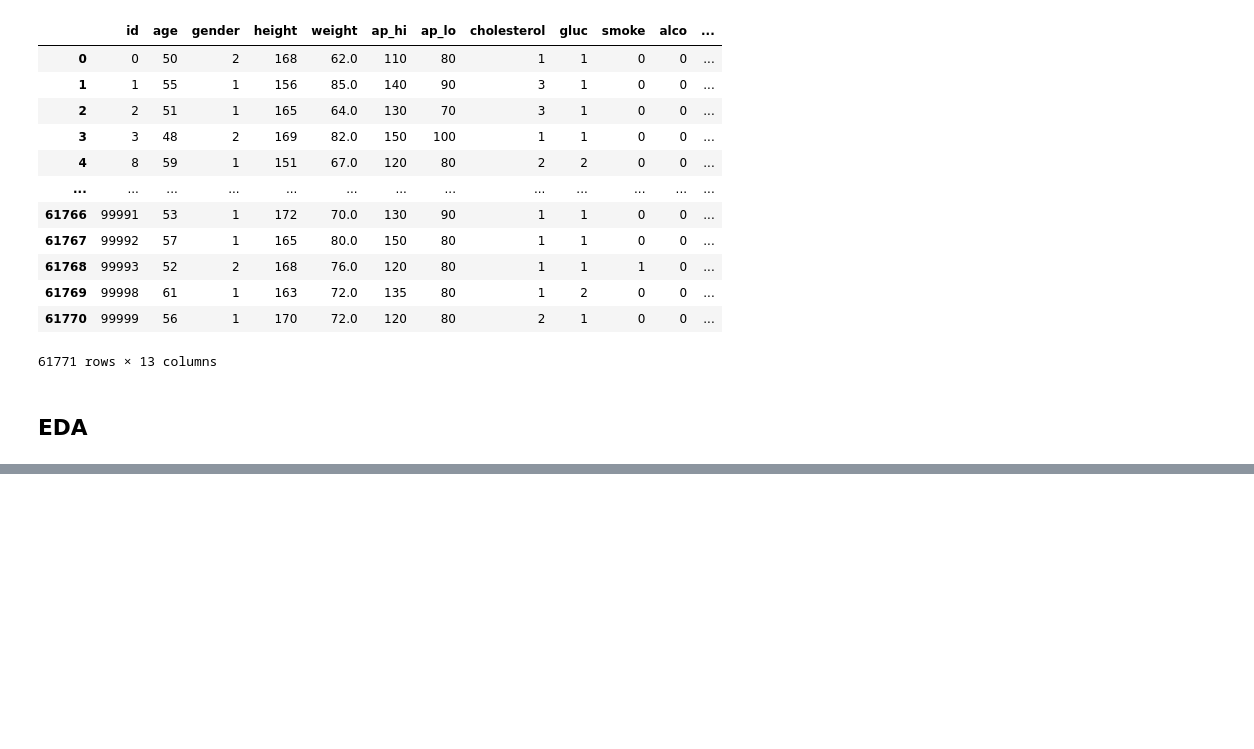
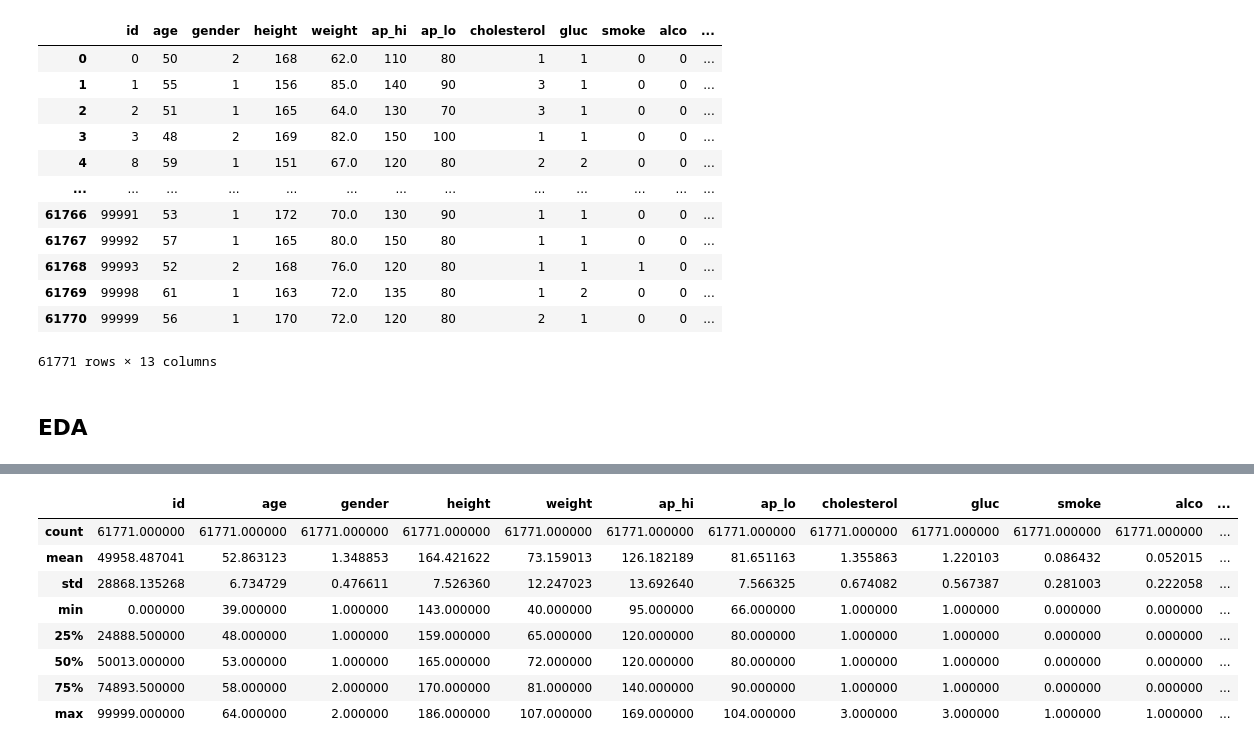
Before and after one commit to COMP3608-Big-Data/Cardiovascular-Disease-Prediction, a Jupyter notebook: the_gold_miners.ipynb, the cells around one changed output, grey strips where cells are left out. Cells and saved outputs as stored; diff of their text form; code cells hidden in the pictures; blank space fills up the shorter version.

```diff
--- a/the_gold_miners.ipynb
+++ b/the_gold_miners.ipynb
@@ -648,0 +700,3 @@ from numba import jit # for JIT compilation facilties for improved efficiency
+# %%
+df['years']=(df['age']/365).round().astype(int)
+df['years']
@@ -648,0 +716,13 @@ from numba import jit # for JIT compilation facilties for improved efficiency
+# %%
+df.describe()
+#displays statistics such as min, max, mean, std
+# %% [output]
+|  | id | age | gender | height | weight | ap_hi | ap_lo | cholesterol | gluc | smoke | alco | ... |
+| count | 61771.000000 | 61771.000000 | 61771.000000 | 61771.000000 | 61771.000000 | 61771.000000 | 61771.000000 | 61771.000000 | 61771.000000 | 61771.000000 | 61771.000000 | ... |
+| mean | 49958.487041 | 52.863123 | 1.348853 | 164.421622 | 73.159013 | 126.182189 | 81.651163 | 1.355863 | 1.220103 | 0.086432 | 0.052015 | ... |
+| std | 28868.135268 | 6.734729 | 0.476611 | 7.526360 | 12.247023 | 13.692640 | 7.566325 | 0.674082 | 0.567387 | 0.281003 | 0.222058 | ... |
+| min | 0.000000 | 39.000000 | 1.000000 | 143.000000 | 40.000000 | 95.000000 | 66.000000 | 1.000000 | 1.000000 | 0.000000 | 0.000000 | ... |
+| 25% | 24888.500000 | 48.000000 | 1.000000 | 159.000000 | 65.000000 | 120.000000 | 80.000000 | 1.000000 | 1.000000 | 0.000000 | 0.000000 | ... |
+| 50% | 50013.000000 | 53.000000 | 1.000000 | 165.000000 | 72.000000 | 120.000000 | 80.000000 | 1.000000 | 1.000000 | 0.000000 | 0.000000 | ... |
+| 75% | 74893.500000 | 58.000000 | 2.000000 | 170.000000 | 81.000000 | 140.000000 | 90.000000 | 1.000000 | 1.000000 | 0.000000 | 0.000000 | ... |
+| max | 99999.000000 | 64.000000 | 2.000000 | 186.000000 | 107.000000 | 169.000000 | 104.000000 | 3.000000 | 3.000000 | 1.000000 | 1.000000 | ... |
```
Also changed, not shown: parts of 28 cells of this notebook.
